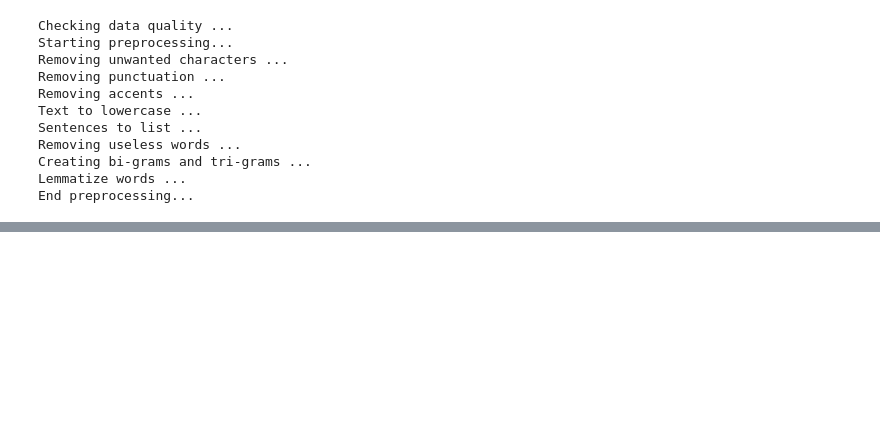
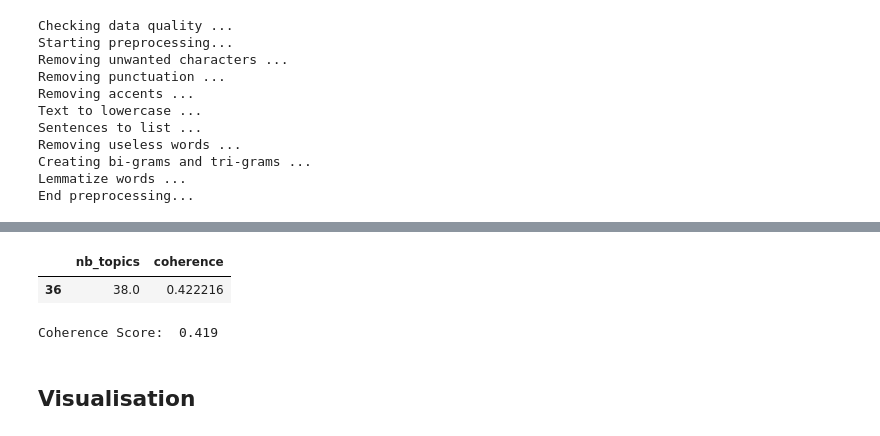
Before and after one commit to jass228/unlocked_challenges, a Jupyter notebook: challenge_2/challenge_2.ipynb, the cells around one changed output, grey strips where cells are left out. Cells and saved outputs as stored; diff of their text form; code cells hidden in the pictures; blank space fills up the shorter version.

```diff
--- a/challenge_2/challenge_2.ipynb
+++ b/challenge_2/challenge_2.ipynb
@@ -453,0 +463,2 @@ plt.show()
+# %%
+token, corpus = for_lda(topic_prepro)
@@ -453,0 +467,8 @@ plt.show()
+# %%
+#Find the optimal number of topic
+coherence = pd.DataFrame(columns=['nb_topics','coherence'])
+for nb_topics in range(2,42):
+    print(nb_topics)
+    lda_model = LdaModel(corpus=corpus, id2word=token, num_topics=nb_topics, passes=10)
+    coherencemodel = CoherenceModel(model=lda_model, texts=topic_prepro, dictionary=token, coherence='c_v')
+    coherence = coherence.append({'nb_topics':nb_topics,'coherence':coherencemodel.get_coherence()}, ignore_index=True)
@@ -453,0 +493,5 @@ plt.show()
+# %%
+coherence[coherence['coherence']==max(coherence['coherence'])]
+# %% [output]
+|  | nb_topics | coherence |
+| 36 | 38.0 | 0.422216 |
@@ -453,0 +500,8 @@ plt.show()
+# %%
+coherence_using_lda = CoherenceModel(model=lda_model, texts=topic_prepro, dictionary=token, coherence='c_v')
+coherence = coherence_using_lda.get_coherence()
+print('Coherence Score: ', round(coherence, 3))
+# %% [output]
+Coherence Score:  0.419
+# %% [markdown]
+## Visualisation
```
Also changed, not shown: parts of 23 cells of this notebook, 2 other files.
